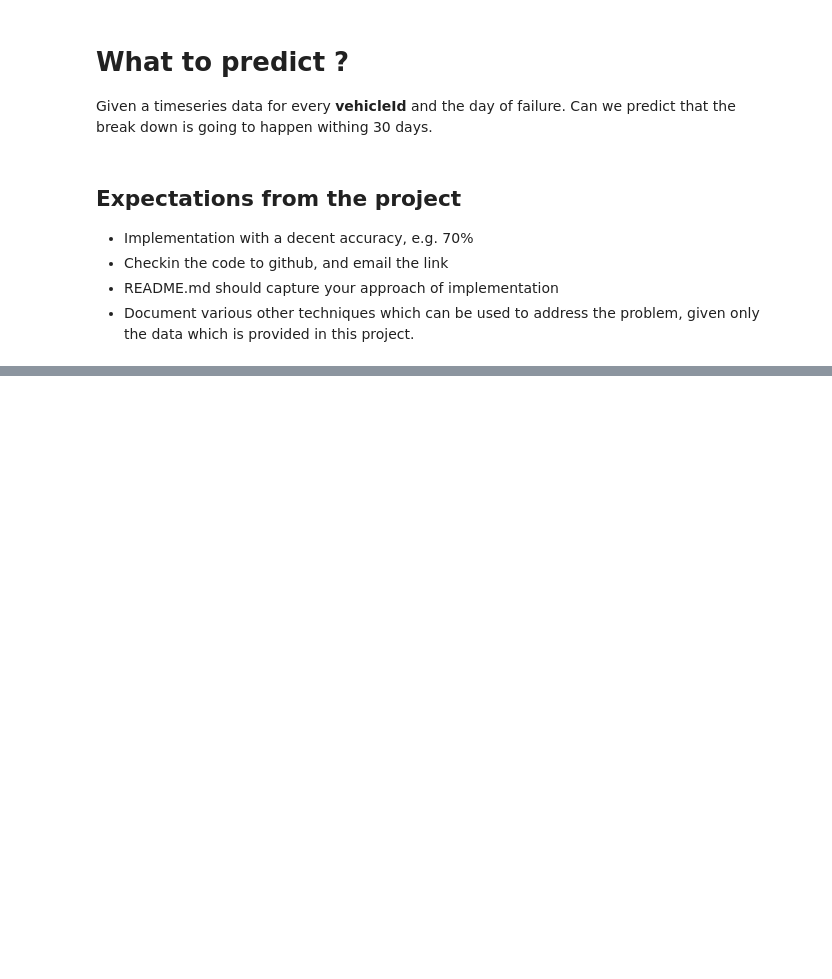
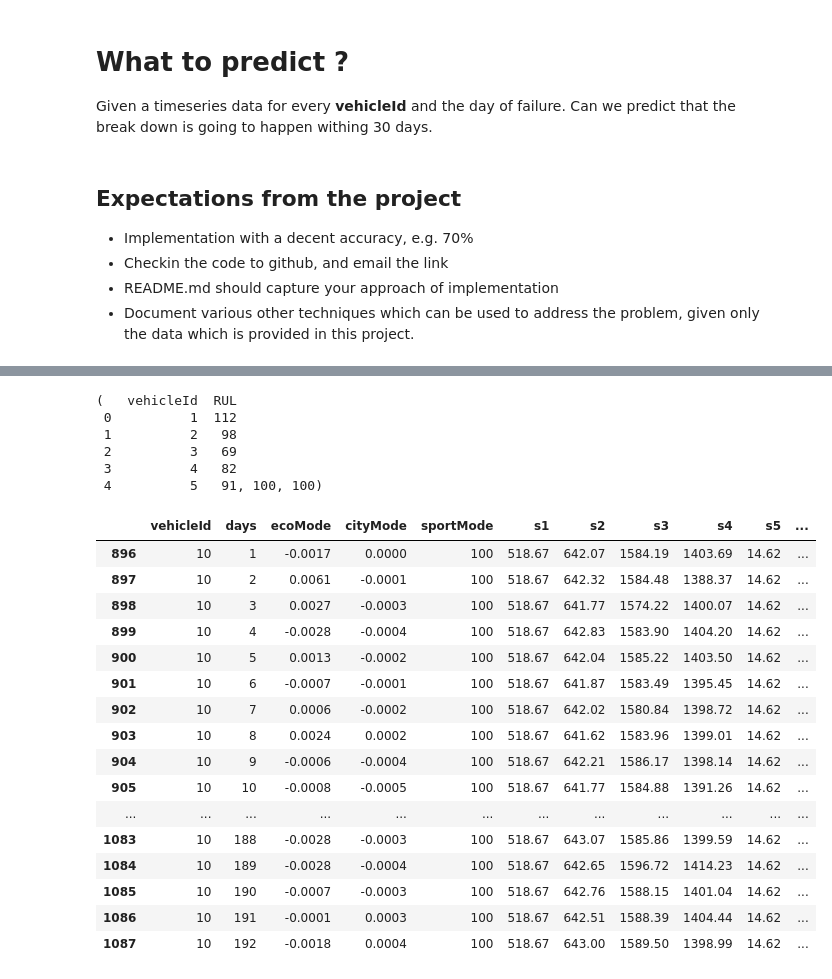
Before and after one commit to prisawant/car_breakdown_prediction, a Jupyter notebook: car_breakdown_prediction.ipynb, the cells around one changed output, grey strips where cells are left out. Saved outputs shown, nothing was run; the diff lists cells and outputs as text; code cells hidden in the pictures; blank space fills up the shorter version.

```diff
--- a/car_breakdown_prediction.ipynb
+++ b/car_breakdown_prediction.ipynb
@@ -26,0 +142,2 @@ Given a timeseries data for every **vehicleId** and the day of failure. Can we p
+# %%
+valid_df = pd.read_csv('data/car_breakdown_test.tsv',sep='\t',header=0)
@@ -26,0 +153,35 @@ Given a timeseries data for every **vehicleId** and the day of failure. Can we p
+# %%
+valid_data_gt = pd.read_csv('data/car_breakdown_test_truth.tsv',sep='\t',header=0)
+# %%
+valid_data_gt.head(),valid_data_gt.vehicleId.nunique(),valid_df.vehicleId.nunique()
+# %% [output]
+(   vehicleId  RUL
+ 0          1  112
+ 1          2   98
+ 2          3   69
+ 3          4   82
+ 4          5   91, 100, 100)
+# %%
+valid_vechicle_id_car_rul_dict = valid_data_gt.set_index('vehicleId')['RUL'].to_dict()
+# %%
+valid_df['RUL'] = valid_df.apply(lambda x: int(valid_vechicle_id_car_rul_dict[x['vehicleId']] - x['days']+1),axis=1)
+# %%
+valid_df[valid_df.vehicleId==10]
+# %% [output]
+|  | vehicleId | days | ecoMode | cityMode | sportMode | s1 | s2 | s3 | s4 | s5 | ... |
+| 896 | 10 | 1 | -0.0017 | 0.0000 | 100 | 518.67 | 642.07 | 1584.19 | 1403.69 | 14.62 | ... |
+| 897 | 10 | 2 | 0.0061 | -0.0001 | 100 | 518.67 | 642.32 | 1584.48 | 1388.37 | 14.62 | ... |
+| 898 | 10 | 3 | 0.0027 | -0.0003 | 100 | 518.67 | 641.77 | 1574.22 | 1400.07 | 14.62 | ... |
+| 899 | 10 | 4 | -0.0028 | -0.0004 | 100 | 518.67 | 642.83 | 1583.90 | 1404.20 | 14.62 | ... |
+| 900 | 10 | 5 | 0.0013 | -0.0002 | 100 | 518.67 | 642.04 | 1585.22 | 1403.50 | 14.62 | ... |
+| 901 | 10 | 6 | -0.0007 | -0.0001 | 100 | 518.67 | 641.87 | 1583.49 | 1395.45 | 14.62 | ... |
+| 902 | 10 | 7 | 0.0006 | -0.0002 | 100 | 518.67 | 642.02 | 1580.84 | 1398.72 | 14.62 | ... |
+| 903 | 10 | 8 | 0.0024 | 0.0002 | 100 | 518.67 | 641.62 | 1583.96 | 1399.01 | 14.62 | ... |
+| 904 | 10 | 9 | -0.0006 | -0.0004 | 100 | 518.67 | 642.21 | 1586.17 | 1398.14 | 14.62 | ... |
+| 905 | 10 | 10 | -0.0008 | -0.0005 | 100 | 518.67 | 641.77 | 1584.88 | 1391.26 | 14.62 | ... |
+| ... | ... | ... | ... | ... | ... | ... | ... | ... | ... | ... | ... |
+| 1083 | 10 | 188 | -0.0028 | -0.0003 | 100 | 518.67 | 643.07 | 1585.86 | 1399.59 | 14.62 | ... |
+| 1084 | 10 | 189 | -0.0028 | -0.0004 | 100 | 518.67 | 642.65 | 1596.72 | 1414.23 | 14.62 | ... |
+| 1085 | 10 | 190 | -0.0007 | -0.0003 | 100 | 518.67 | 642.76 | 1588.15 | 1401.04 | 14.62 | ... |
+| 1086 | 10 | 191 | -0.0001 | 0.0003 | 100 | 518.67 | 642.51 | 1588.39 | 1404.44 | 14.62 | ... |
+| 1087 | 10 | 192 | -0.0018 | 0.0004 | 100 | 518.67 | 643.00 | 1589.50 | 1398.99 | 14.62 | ... |
```
Also changed, not shown: parts of 59 cells of this notebook.
